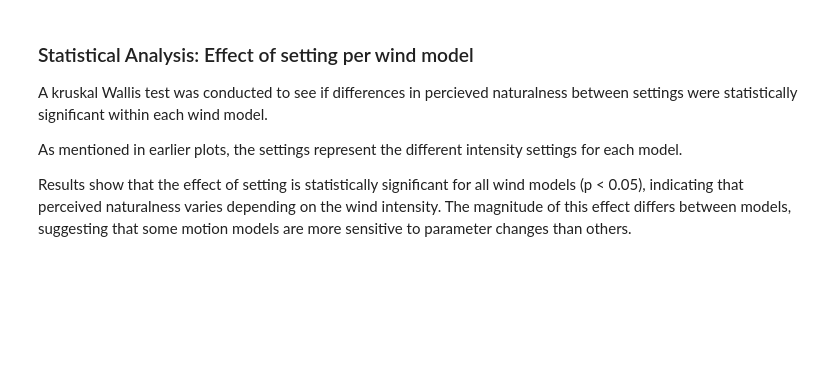
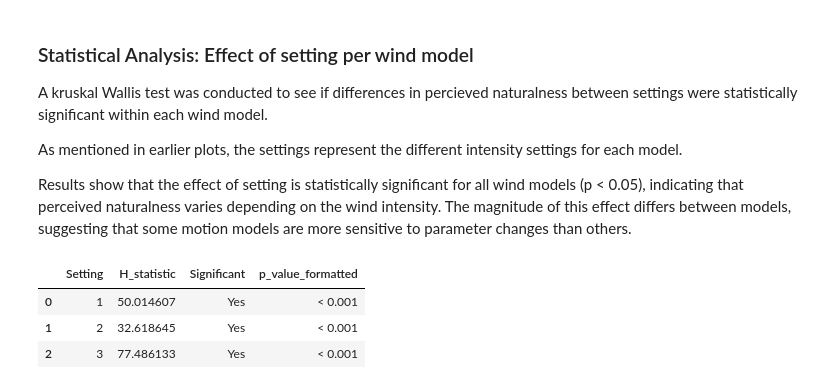
Before and after one commit to fhagerstrom/tree-motion-analysis, a Jupyter notebook: DV1583_fahg19_userStudyAnalysis.ipynb, the cells around one changed output. Cells and saved outputs as stored; diff of their text form; code cells hidden in the pictures; blank space fills up the shorter version.

Commit message:
Second set of kruskal wallis tests.

```diff
--- a/DV1583_fahg19_userStudyAnalysis.ipynb
+++ b/DV1583_fahg19_userStudyAnalysis.ipynb
@@ -362,3 +362,40 @@ A kruskal Wallis test was conducted to see if differences in percieved naturalne
 As mentioned in earlier plots, the settings represent the different intensity settings for each model.
 
 Results show that the effect of setting is statistically significant for all wind models (p < 0.05), indicating that perceived naturalness varies depending on the wind intensity. The magnitude of this effect differs between models, suggesting that some motion models are more sensitive to parameter changes than others.
+# %%
+# KRUSKAL-WALLIS ACROSS WIND MODELS
+results_models = []
+
+for setting in sorted(df_long["Setting"].unique()):
+    groups = [
+        g["rating_num"].values
+        for _, g in df_long[df_long["Setting"] == setting].groupby("WindModel", sort=True)
+    ]
+
+    stat, p = kruskal(*groups)
+
+    results_models.append({
+        "Setting": setting,
+        "H_statistic": stat,
+        "p_value": p,
+        "Significant (p < 0.05)": p < 0.05
+    })
+
+df_models = pd.DataFrame(results_models)
+
+# SAME formatting style as your other table
+df_models["Significant"] = df_models["p_value"].apply(
+    lambda x: "Yes" if x < 0.05 else "No"
+)
+
+df_models["p_value_formatted"] = df_models["p_value"].apply(format_p)
+
+# drop raw columns for clean thesis output
+df_models = df_models.drop(columns=["Significant (p < 0.05)", "p_value"])
+
+df_models
+# %% [output]
+|  | Setting | H_statistic | Significant | p_value_formatted |
+| 0 | 1 | 50.014607 | Yes | < 0.001 |
+| 1 | 2 | 32.618645 | Yes | < 0.001 |
+| 2 | 3 | 77.486133 | Yes | < 0.001 |
```
